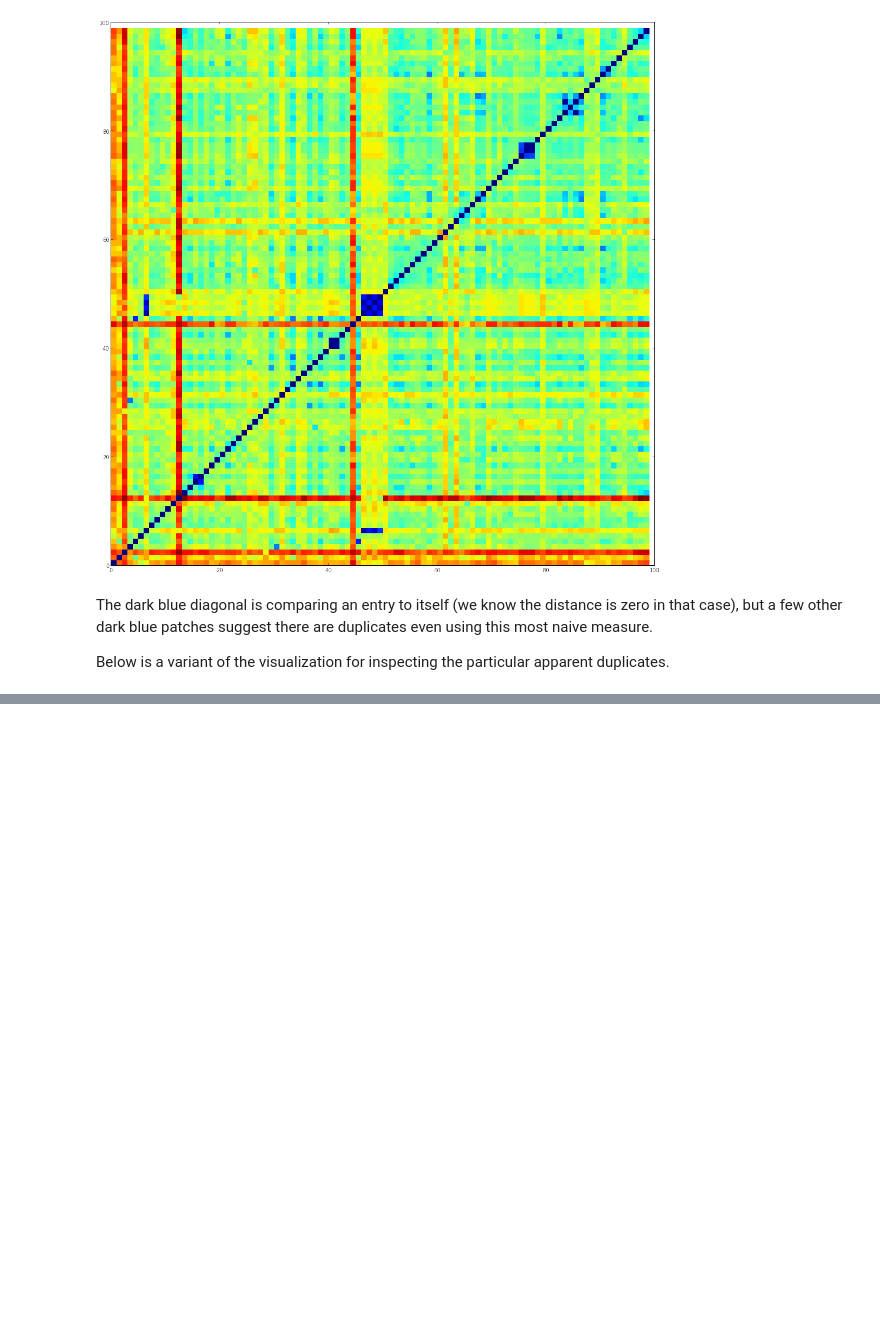
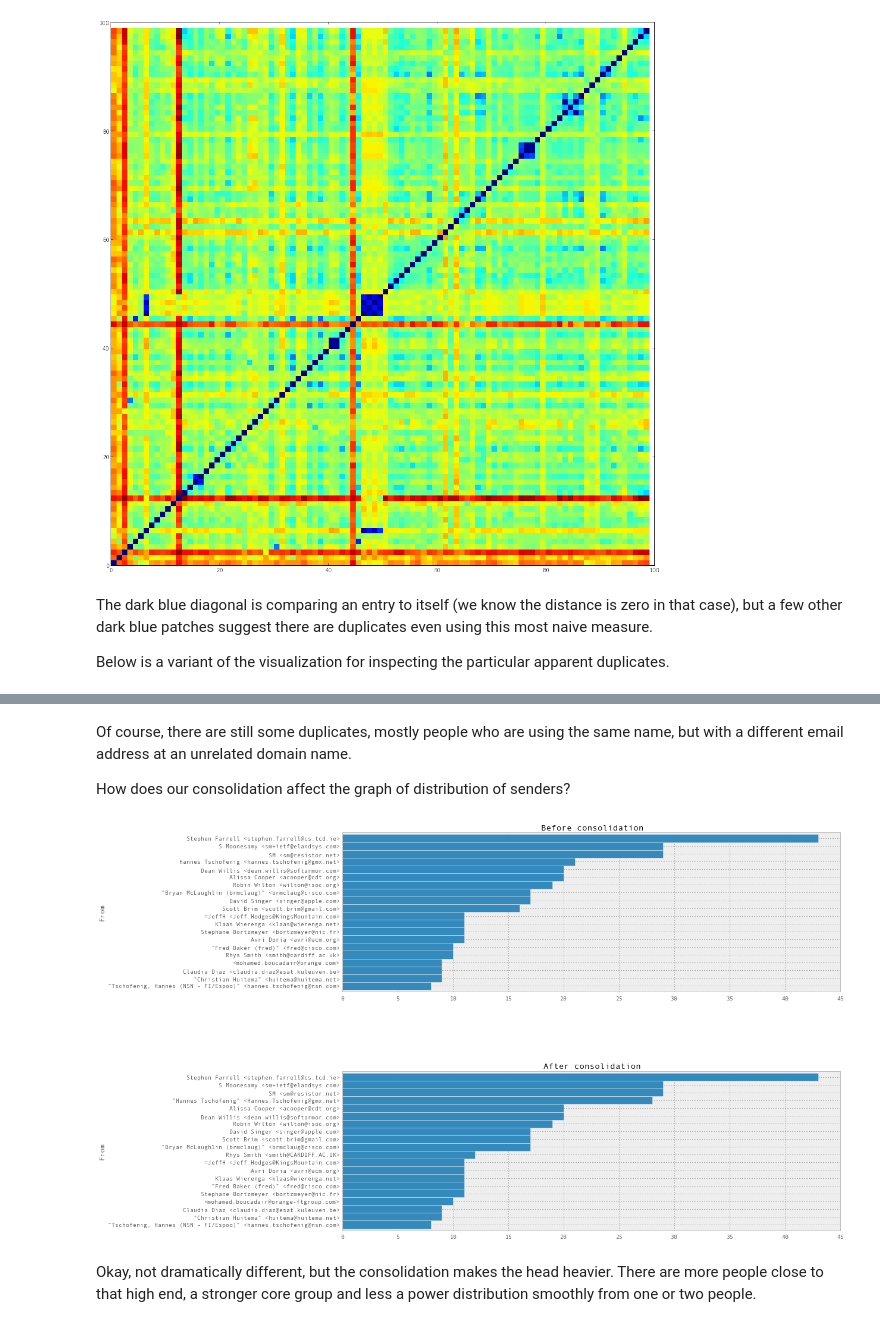
Before and after one commit to datactive/bigbang, a Jupyter notebook: examples/Plot Activity.ipynb, the cells around one changed output, grey strips where cells are left out. Saved outputs shown, nothing was run; the diff lists cells and outputs as text; code cells hidden in the pictures; blank space fills up the shorter version.

```diff
--- a/examples/Plot Activity.ipynb
+++ b/examples/Plot Activity.ipynb
@@ -149,0 +156,18 @@ plt.show()
+# %% [markdown]
+Of course, there are still some duplicates, mostly people who are using the same name, but with a different email address at an unrelated domain name.
+
+How does our consolidation affect the graph of distribution of senders?
+# %%
+fig, axes = plt.subplots(nrows=2, figsize=(15, 12))
+
+ta = a.sum(0) # sum along the first axis
+ta.sort()
+ta[-20:].plot(kind='barh',ax=axes[0], width=1, title='Before consolidation')
+tc = c.sum(0)
+tc.sort()
+tc[-20:].plot(kind='barh',ax=axes[1], width=1, title='After consolidation')
+plt.show()
+# %% [output]
+[figure, added]
+# %% [markdown]
+Okay, not dramatically different, but the consolidation makes the head heavier. There are more people close to that high end, a stronger core group and less a power distribution smoothly from one or two people.
```
Also changed, not shown: parts of 10 cells of this notebook, 1 other file.
